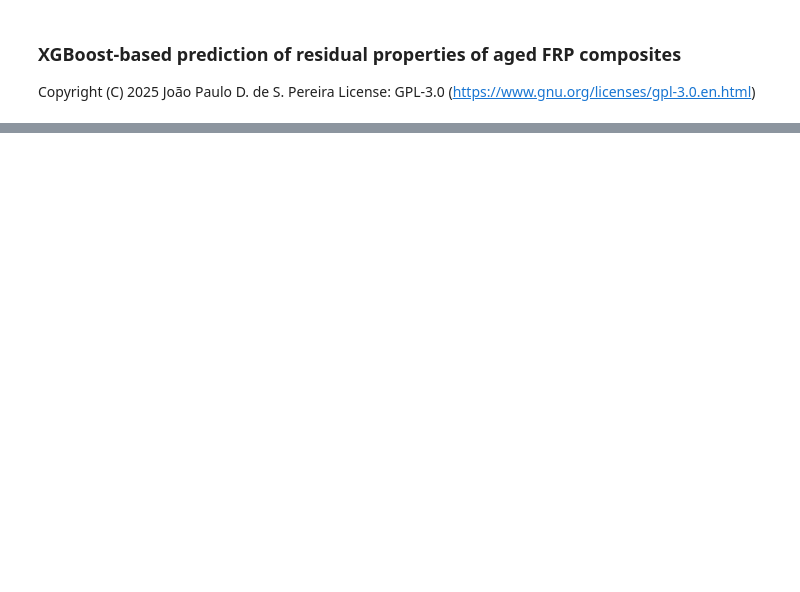
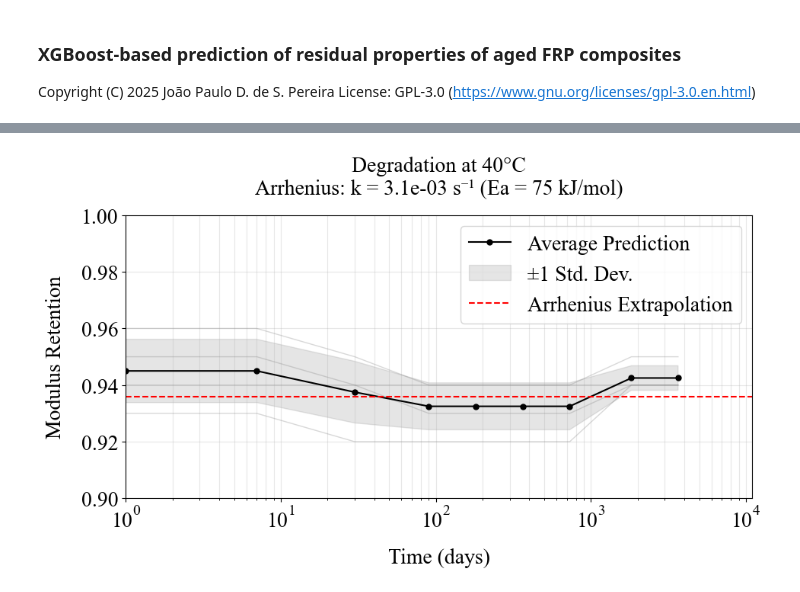
Before and after one commit to jpdspz/frp-aging-xgboost, a Jupyter notebook: frp-aging-xgboost.ipynb, the cells around one changed output, grey strips where cells are left out. Drawn from its saved outputs; the diff is of its cells as text; code cells hidden in the pictures; blank space fills up the shorter version.

```diff
--- a/frp-aging-xgboost.ipynb
+++ b/frp-aging-xgboost.ipynb
@@ -1338,0 +1455,99 @@ plt.show()
+# %%
+import numpy as np
+import matplotlib.pyplot as plt
+from scipy.optimize import curve_fit
+
+# =============================================
+# 1. Prepare Your Data
+# =============================================
+# Your model predictions (4 models × 10 time points)
+model_preds = np.array([
+    [1, 0.96, 0.96, 0.95, 0.94, 0.94, 0.94, 0.94, 0.94, 0.94],
+    [1, 0.93, 0.93, 0.92, 0.92, 0.92, 0.92, 0.92, 0.94, 0.94],
+    [1, 0.95, 0.95, 0.94, 0.94, 0.94, 0.94, 0.94, 0.95, 0.95],
+    [1, 0.94, 0.94, 0.94, 0.93, 0.93, 0.93, 0.93, 0.94, 0.94]
+])
+
+# Time points (days) - assuming these match your predictions
+time_days = np.array([0, 1, 7, 30, 90, 180, 365, 730, 1825, 3650])
+time_sec = time_days * 24 * 3600  # Convert to seconds
+
+# Temperature (assuming single temperature prediction)
+T_C = 40  # °C (adjust if your predictions are for different T)
+T_K = T_C + 273.15
+
+# =============================================
+# 2. Calculate Average Predictions
+# =============================================
+avg_pred = np.mean(model_preds, axis=0)
+std_pred = np.std(model_preds, axis=0)
+
+# =============================================
+# 3. Fit Plateaued Decay Model to Average
+# =============================================
+def decay_model(t, k, D):
+    """Modified exponential decay with plateau"""
+    return D + (1-D)*np.exp(-k*t)
+
+# Fit only to t > 0 (avoid forcing through t=0)
+popt, pcov = curve_fit(
+    decay_model,
+    time_sec[1:],  # Exclude t=0
+    avg_pred[1:],
+    p0=[1e-8, 0.94],  # Initial guess for k and plateau
+    bounds=([1e-10, 0.9], [1e-5, 1.0])  # k ∈ [1e-10,1e-5], plateau ∈ [0.9,1.0]
+)
+k_fit, D_fit = popt
+print(f"Fitted parameters:\nk = {k_fit:.2e} s⁻¹\nPlateau = {D_fit:.3f}")
+
+# =============================================
+# 4. Arrhenius Extrapolation (Example Values)
+# =============================================
+# Using typical GFRP values (replace with your actual Arrhenius fit if available)
+A = 1e10  # Pre-exponential factor (1/s)
+Ea = 75e3  # Activation energy (75 kJ/mol)
+
+def arrhenius(T, A, Ea):
+    R = 8.314  # J/(mol·K)
+    return A * np.exp(-Ea/(R*T))
+
+# Calculate k at your prediction temperature
+k_T = arrhenius(T_K, A, Ea)
+
+# =============================================
+# 5. Plot Results
+# =============================================
+plt.figure(figsize=(10, 6))
+
+# Plot individual model predictions (thin lines)
+for i, pred in enumerate(model_preds):
+    plt.plot(time_days, pred, color='gray', alpha=0.3, linewidth=1)
+
+# Plot average prediction with error bands
+plt.plot(time_days, avg_pred, 'ko-', label='Average Prediction', markersize=5)
+plt.fill_between(
+    time_days,
+    avg_pred - std_pred,
+    avg_pred + std_pred,
+    color='gray', alpha=0.2, label='±1 Std. Dev.'
+)
+
+# Plot Arrhenius-extrapolated curve
+t_extended = np.logspace(0, np.log10(3650*3), 100)  # Extend to ~10 years
+y_extrapolated = decay_model(t_extended*24*3600, k_T, D_fit)
+plt.plot(t_extended, y_extrapolated, 'r--', label='Arrhenius Extrapolation')
+
+# Formatting
+plt.xscale('log')
+plt.xlabel('Time (days)')
+plt.ylabel('Modulus Retention')
+plt.title(f'Degradation at {T_C}°C\n'
+          f'Arrhenius: k = {k_T:.1e} s⁻¹ (Ea = {Ea/1000:.0f} kJ/mol)')
+plt.legend()
+plt.grid(True, which="both", alpha=0.3)
+plt.xlim(1, 3650*3)  # Show from 1 day to ~10 years
+plt.ylim(0.9, 1.0)
+
+plt.tight_layout()
+plt.show()
+# %% [output]
@@ -1338,0 +1557 @@ plt.show()
+[figure, added]
```
Also changed, not shown: parts of 20 cells of this notebook, 4 other files.
